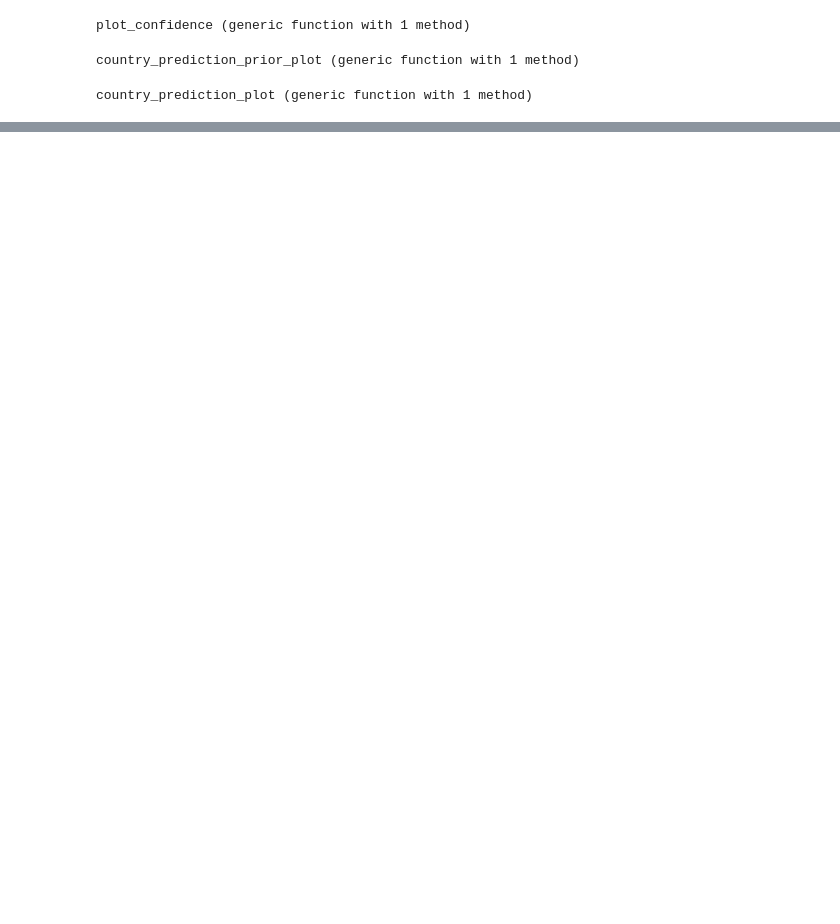
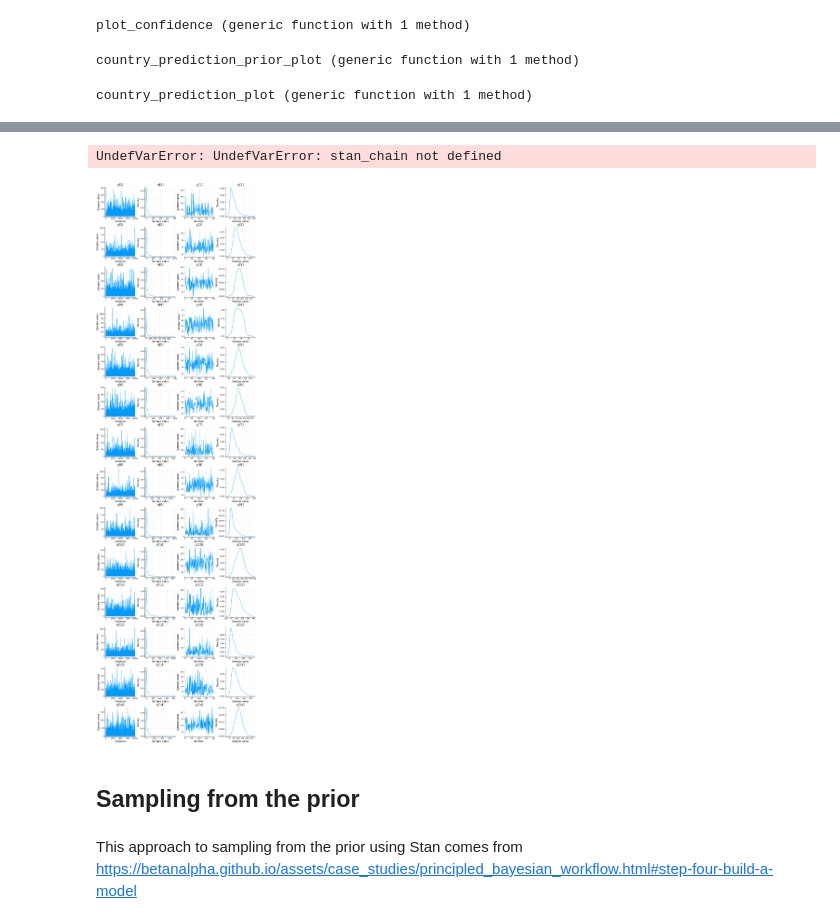
Before and after one commit to cambridge-mlg/Covid19, a Jupyter notebook: notebooks/01-Imperial-Report-13-Basics.ipynb, the cells around one changed output, grey strips where cells are left out. Cells and saved outputs as stored; diff of their text form; code cells hidden in the pictures; blank space fills up the shorter version.

```diff
--- a/notebooks/01-Imperial-Report-13-Basics.ipynb
+++ b/notebooks/01-Imperial-Report-13-Basics.ipynb
@@ -429,0 +567,2 @@ country_prediction_prior_plot(3)
+# %%
+la = f.extract(permuted=true)
@@ -429,0 +622,2 @@ country_prediction_prior_plot(3)
+# %%
+stan_chain = Chains(la["y"], ["y[$i]" for i = 1:size(la["y"], 2)])
@@ -429,0 +662,14 @@ country_prediction_prior_plot(3)
+# %%
+p1 = plot(stan_chain[:y]);
+# %% [output]
+UndefVarError: UndefVarError: stan_chain not defined
+# %%
+p2 = plot(chain[:y]);
+# %%
+plot(p1, p2, layout = (1, 2))
+# %% [output]
+[figure, added]
+# %% [markdown]
+## Sampling from the prior
+# %% [markdown]
+This approach to sampling from the prior using Stan comes from https://betanalpha.github.io/assets/case_studies/principled_bayesian_workflow.html#step-four-build-a-model
```
Also changed, not shown: parts of 48 cells of this notebook.
